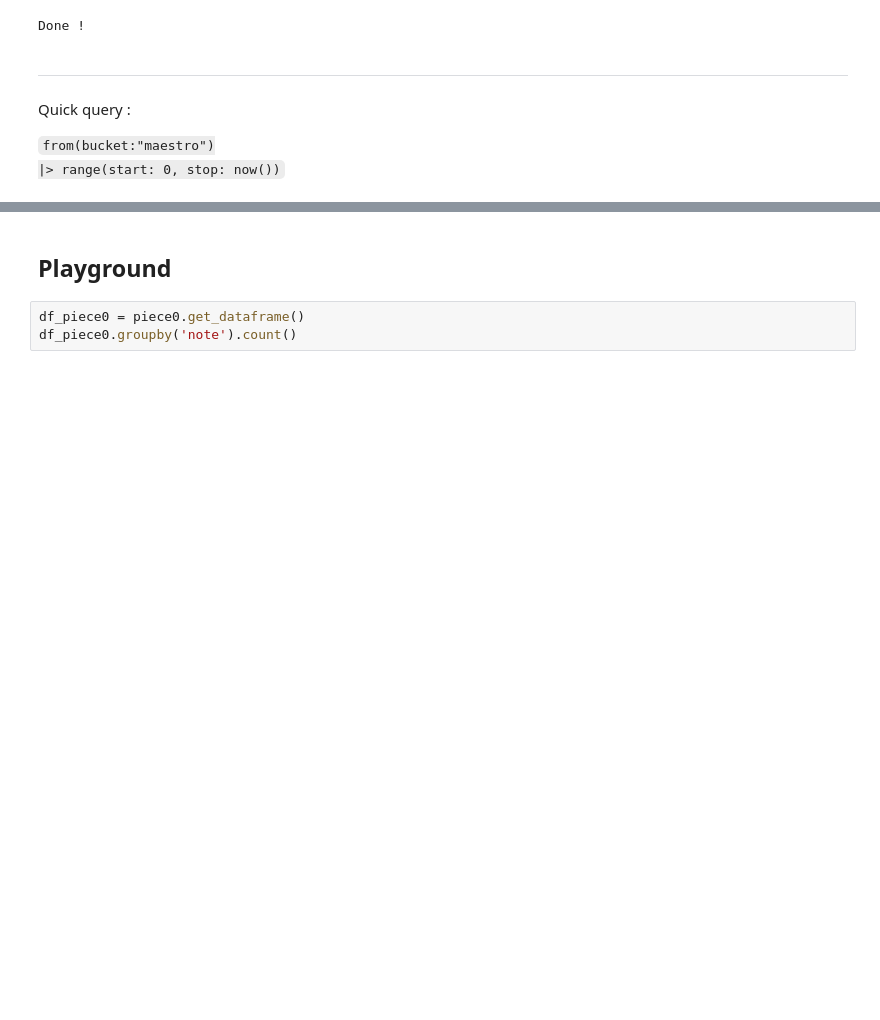
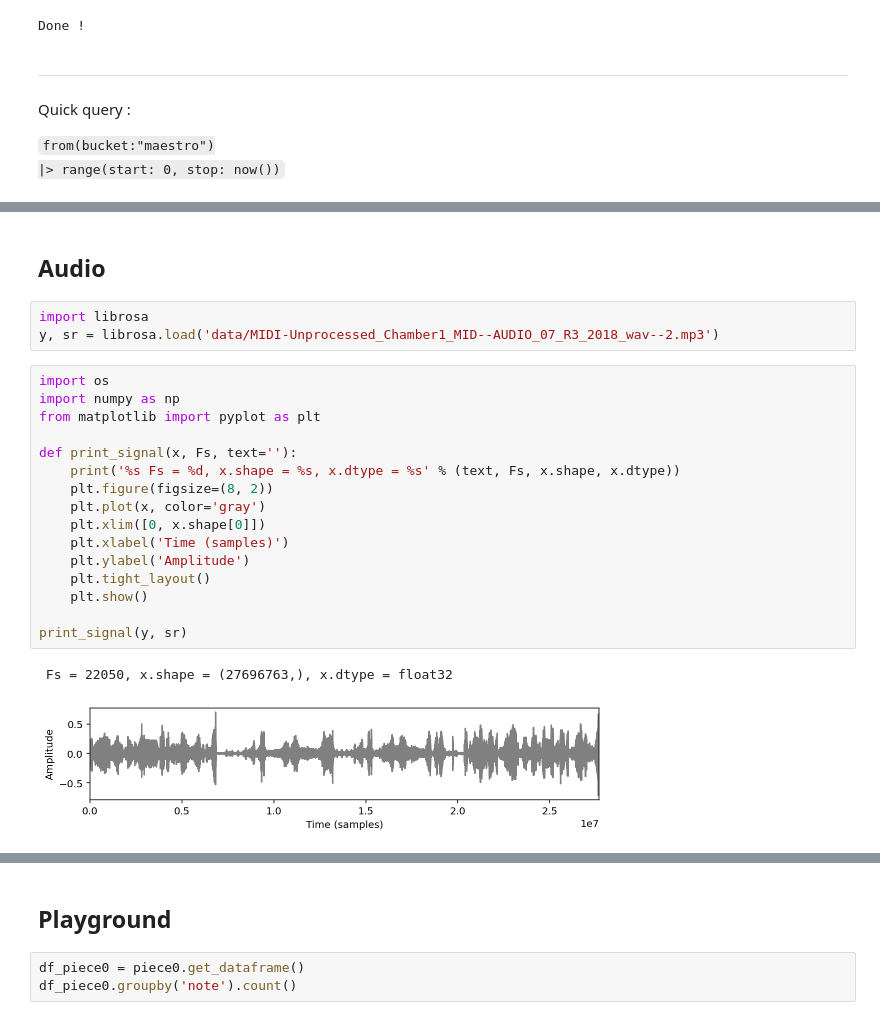
Before and after one commit to dinhviettoanle/obd_influxdb, a Jupyter notebook: maestro_dataset_processing.ipynb, the cells around one changed output, grey strips where cells are left out. Drawn from its saved outputs; the diff is of its cells as text; blank space fills up the shorter version.

Commit message:
maestro: audio in influx

```diff
--- a/maestro_dataset_processing.ipynb
+++ b/maestro_dataset_processing.ipynb
@@ -159,3 +163,27 @@ Quick query :
 **Dashboard**
 
 ![image.png](attachment:image.png)
+# %% [markdown]
+## Audio
+# %%
+import librosa
+y, sr = librosa.load('data/MIDI-Unprocessed_Chamber1_MID--AUDIO_07_R3_2018_wav--2.mp3')
+# %%
+import os
+import numpy as np
+from matplotlib import pyplot as plt
+
+def print_signal(x, Fs, text=''):
+    print('%s Fs = %d, x.shape = %s, x.dtype = %s' % (text, Fs, x.shape, x.dtype))
+    plt.figure(figsize=(8, 2))
+    plt.plot(x, color='gray')
+    plt.xlim([0, x.shape[0]])
+    plt.xlabel('Time (samples)')
+    plt.ylabel('Amplitude')
+    plt.tight_layout()
+    plt.show()
+
+print_signal(y, sr)
+# %% [output]
+ Fs = 22050, x.shape = (27696763,), x.dtype = float32
+[figure, added]
```
Also changed, not shown: parts of 14 cells of this notebook, 2 other files.
